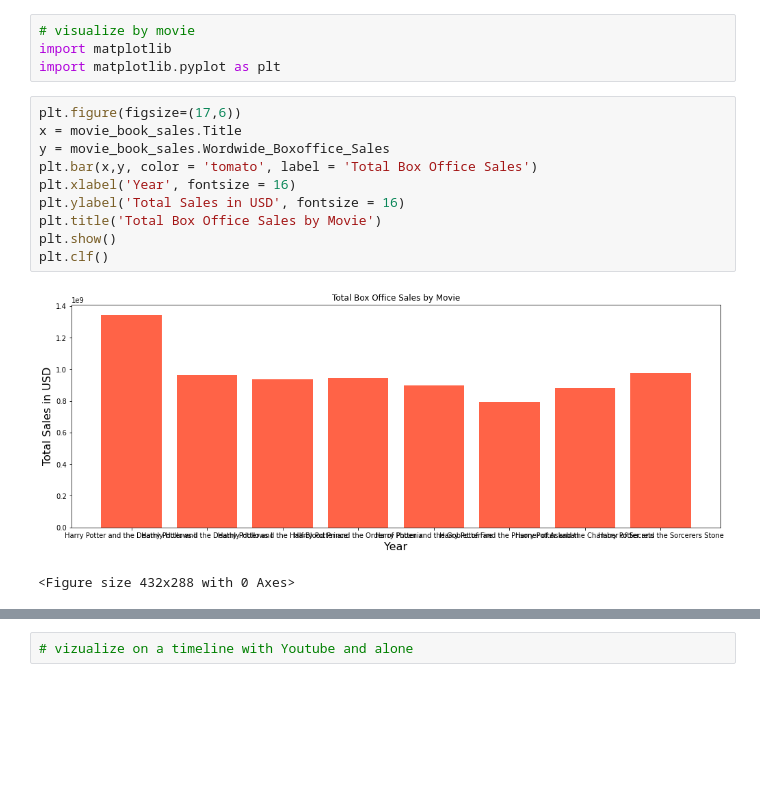
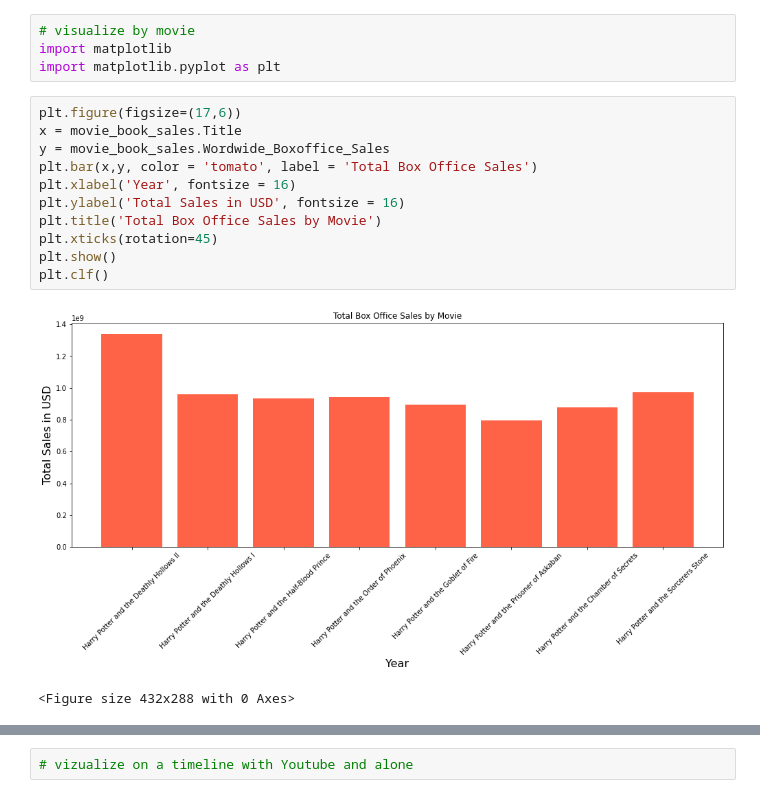
Before and after one commit to ta-data-bcn/Project-Week-3-Data-Thieves, a Jupyter notebook: your-project/Vicky's work/Harry Potter Data Webscraping.ipynb, the cells around one changed output, grey strips where cells are left out. Saved outputs shown, nothing was run; the diff lists cells and outputs as text; blank space fills up the shorter version.

```diff
--- a/your-project/Vicky's work/Harry Potter Data Webscraping.ipynb
+++ b/your-project/Vicky's work/Harry Potter Data Webscraping.ipynb
@@ -222,15 +222,16 @@ import matplotlib.pyplot as plt
 # %%
 plt.figure(figsize=(17,6))
 x = movie_book_sales.Title
 y = movie_book_sales.Wordwide_Boxoffice_Sales
 plt.bar(x,y, color = 'tomato', label = 'Total Box Office Sales')
 plt.xlabel('Year', fontsize = 16)
 plt.ylabel('Total Sales in USD', fontsize = 16)
 plt.title('Total Box Office Sales by Movie')
+plt.xticks(rotation=45)
 plt.show()
 plt.clf()
 # %% [output]
-[figure, old version]
+[figure, new version]
 <Figure size 432x288 with 0 Axes>
 # %%
 plt.figure(figsize=(17,6))
```
Also changed, not shown: parts of 7 cells of this notebook, 2 other files.
